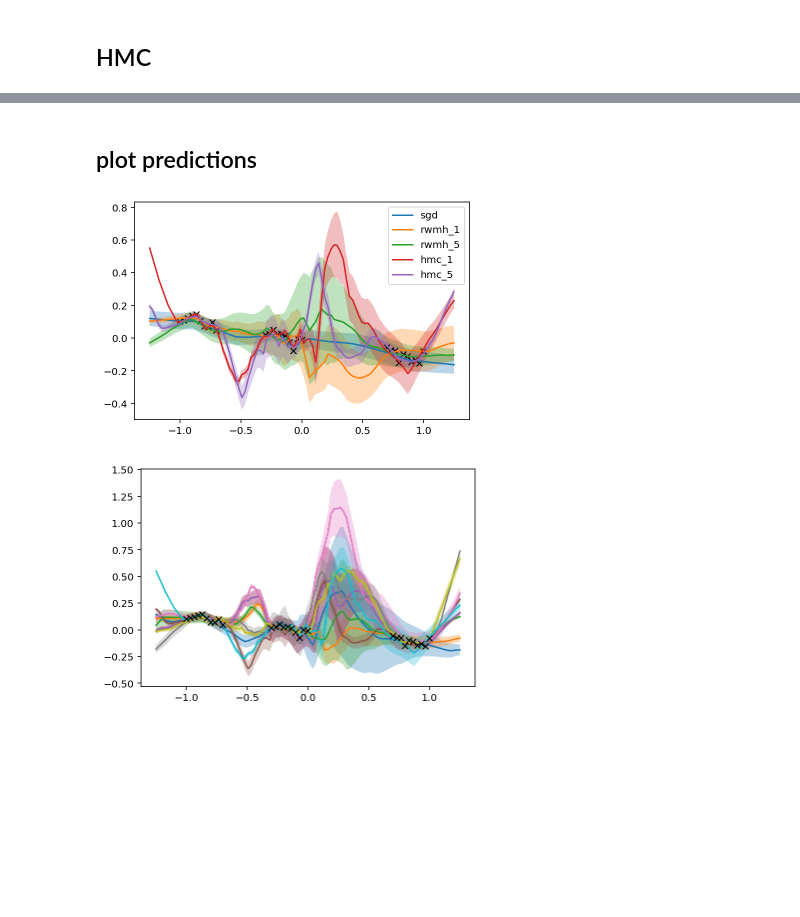
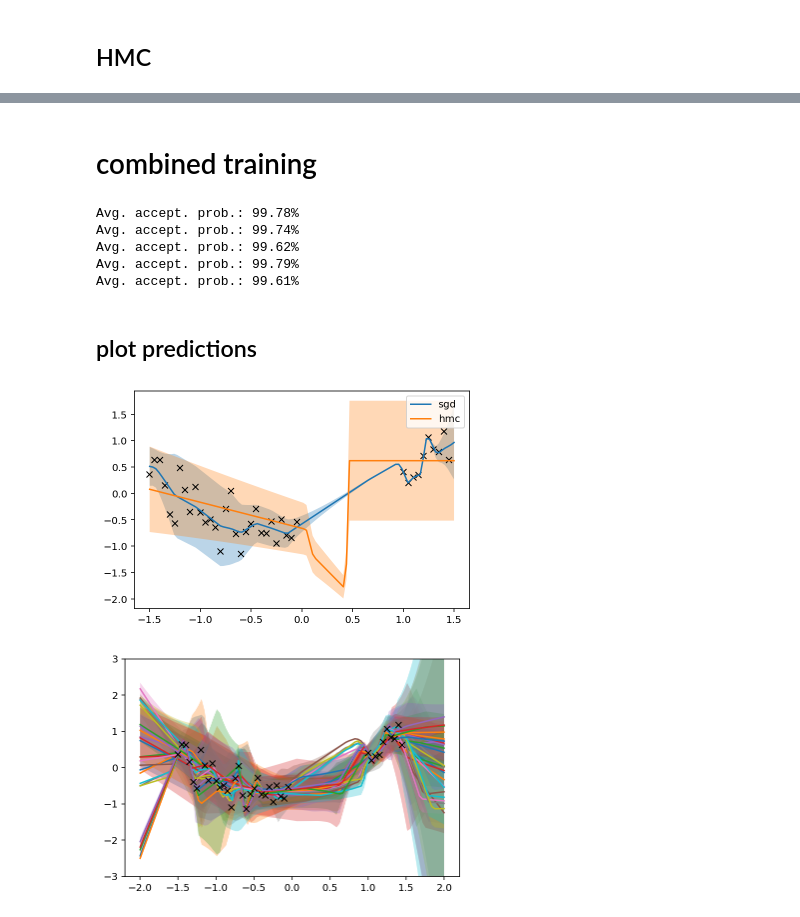
Before and after one commit to martin-marek/bnn-project, a Jupyter notebook: notebooks/1d_regression.ipynb, the cells around one changed output, grey strips where cells are left out. Drawn from its saved outputs; the diff is of its cells as text; code cells hidden in the pictures; blank space fills up the shorter version.

```diff
--- a/notebooks/1d_regression.ipynb
+++ b/notebooks/1d_regression.ipynb
@@ -89,9 +124,9 @@ Wall time: 35.8 s
 ## HMC
 # %%
 %%time
-n_steps = 20
-step_size = 1e-5
+n_steps = 50
+step_size = 1e-4
 n_leapfrog_steps = 10_000
 key = jax.random.PRNGKey(0)
-params_hmc = training.hmc_sampler(params_init, log_posterior_fn, n_steps, n_leapfrog_steps, step_size, key)
+params_hmc = hmc_sampler(params_sgd, log_posterior_fn, n_steps, n_leapfrog_steps, step_size, key)
 # %% [output]
@@ -103,4 +135,0 @@ Wall time: 35.6 s
-# %%
-%%time
-# TODO: deep ensambles
-params_sgd, log_prob_sgd = training.train_sgd(params_init, log_likelihood_fn, n_epochs=20_000, lr=1e-5, m=0)
@@ -115,3 +160,26 @@ plt.plot(log_prob_sgd)
+# %% [markdown]
+# combined training
+# %%
+n_outer_steps = 5
+n_inner_steps = 5
+init_sd = 0.1
+step_size = 1e-5
+n_leapfrog_steps = 10_000
+key = jax.random.PRNGKey(0)
+
+params_mixed = []
+for i in range(n_outer_steps):
+    key, init_key, mcmc_key = jax.random.split(key, 3)
+    params_start = utils.normal_like_tree(params_init, init_key)
+    params_start = jax.tree_map(lambda x: init_sd*x, params_start)
+    params_sgd, log_prob_sgd = train_sgd(params_start, log_likelihood_fn)
+    params_mixed += hmc_sampler(params_sgd, log_posterior_fn, n_inner_steps, n_leapfrog_steps, step_size, mcmc_key)
+# %% [output]
+Avg. accept. prob.: 99.78%
+Avg. accept. prob.: 99.74%
+Avg. accept. prob.: 99.62%
+Avg. accept. prob.: 99.79%
+Avg. accept. prob.: 99.61%
 # %% [markdown]
 ## plot predictions
 # %%
@@ -124,14 +192,13 @@ ax.plot(x_train[:, 0], y_train, 'kx')
 # labeled results
 labeled_params = {
     'sgd': params_sgd,
-    'rwmh_1': params_rwmh[-1],
-    'rwmh_5': params_rwmh[-5],
-    'hmc_1': params_hmc[-1],
-    'hmc_5': params_hmc[-5],
+    # 'rwmh': params_rwmh[-1],
+    'hmc': params_hmc[-1],
+    # 'nuts': params_nuts[-1],
 }
 
 # plot predictions
-x_full = jnp.linspace(-1.25, 1.25, 100)[:, None]
+x_full = jnp.linspace(-1.5, 1.5, 100)[:, None]
 for label, params in labeled_params.items():
     y_hat = predict_fn(x_full, params)
     ax.fill_between(x_full[:, 0], y_hat[:, 0]-2*y_hat[:, 1], y_hat[:, 0]+2*y_hat[:, 1], alpha=0.3)
@@ -140,23 +207,25 @@ for label, params in labeled_params.items():
 ax.legend(loc='upper right')
 plt.show()
 # %% [output]
-[figure, old version]
+[figure, new version]
 # %%
 fig, ax = plt.subplots()
 
 # plot predictions
-x_full = jnp.linspace(-1.25, 1.25, 100)[:, None]
-for params in params_hmc[10:]:
+x_full = jnp.linspace(-2, 2, 100)[:, None]
+for i, params in enumerate(params_mixed):
     y_hat = predict_fn(x_full, params)
     ax.fill_between(x_full[:, 0], y_hat[:, 0]-2*y_hat[:, 1], y_hat[:, 0]+2*y_hat[:, 1], alpha=0.3)
-    ax.plot(x_full[:, 0], y_hat[:, 0])
+    ax.plot(x_full[:, 0], y_hat[:, 0], label=i)
 
 # plot training data
 ax.plot(x_train[:, 0], y_train, 'kx')
+ax.set_ylim([-3, 3])
 
+# ax.legend()
 plt.show()
 # %% [output]
-[figure, old version]
+[figure, new version]
 # %%
 # create grid to evaluate posterior predictive density
 nx, ny = 800, 400
```
Also changed, not shown: parts of 25 cells of this notebook, 10 other files.
